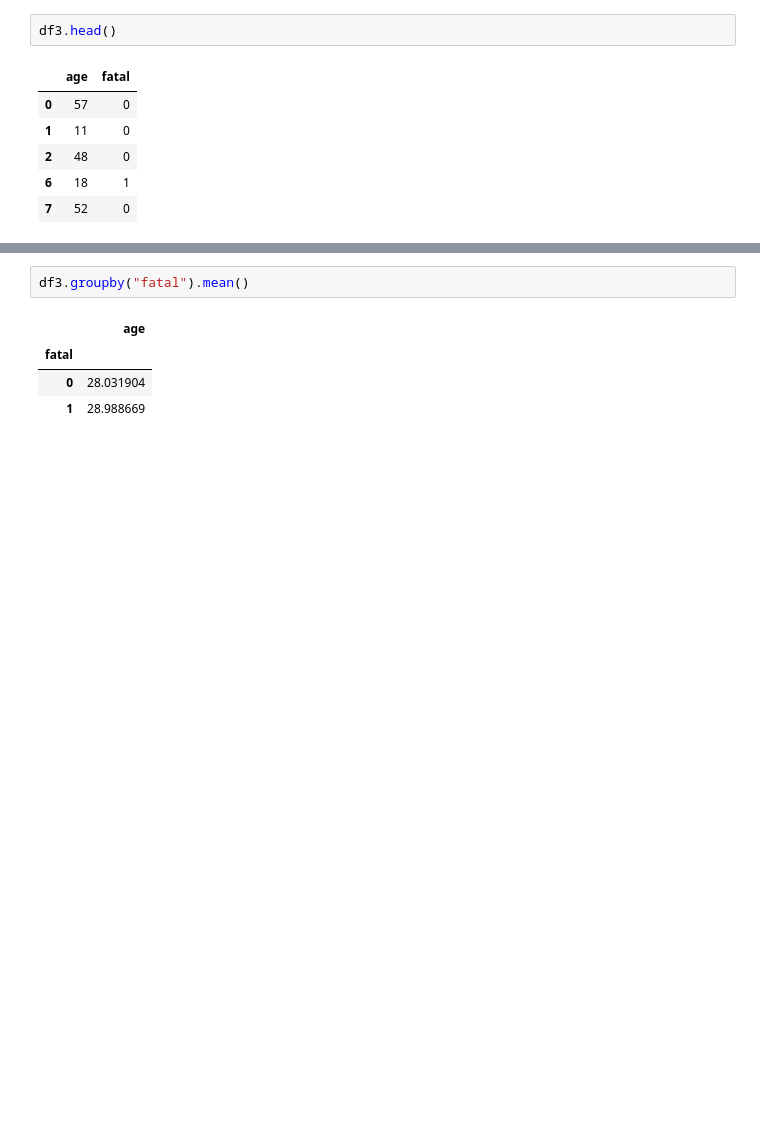
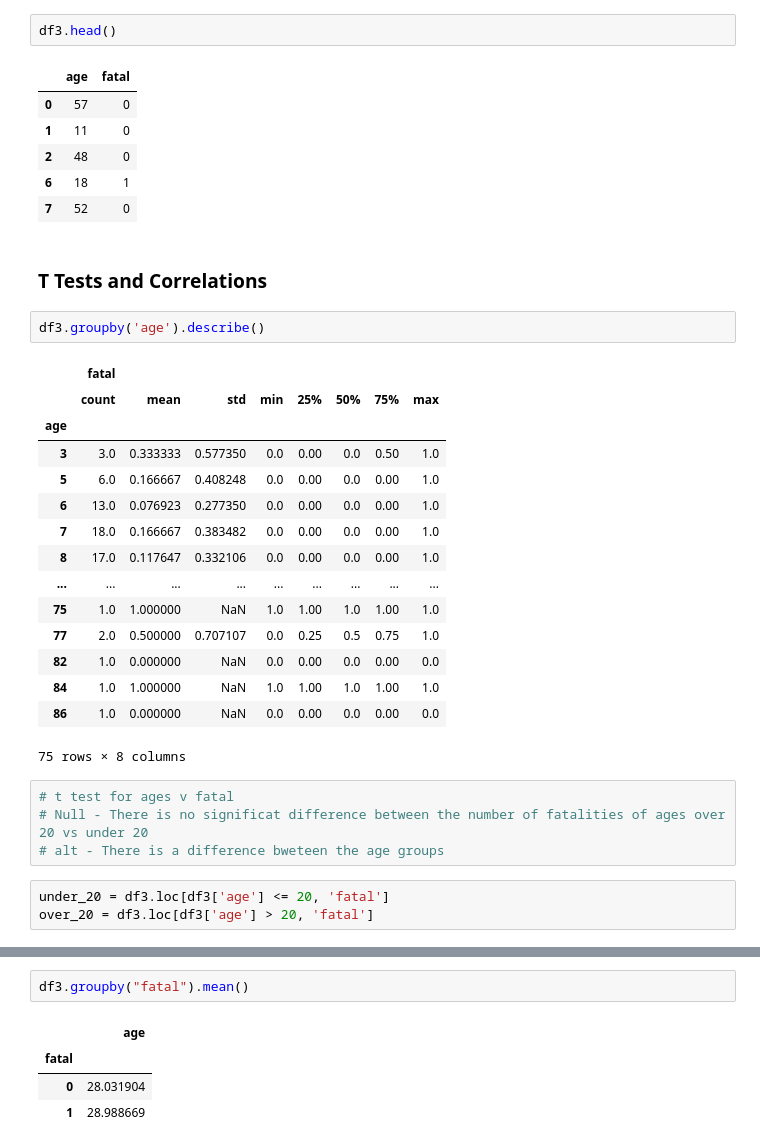
Before and after one commit to HagenGrant/project-1-group-05, a Jupyter notebook: Shark Attacks-checkpoint.ipynb, the cells around one changed output, grey strips where cells are left out. Saved outputs shown, nothing was run; the diff lists cells and outputs as text; blank space fills up the shorter version.

Commit message:
added t test

```diff
--- a/Shark Attacks-checkpoint.ipynb
+++ b/Shark Attacks-checkpoint.ipynb
@@ -1045,3 +1042,30 @@ df3.head()
 | 2 | 48 | 0 |
 | 6 | 18 | 1 |
 | 7 | 52 | 0 |
+# %% [markdown]
+### T Tests and Correlations
+# %%
+df3.groupby('age').describe()
+# %% [output]
+|  | fatal |  |  |  |  |  |  |  |
+|  | count | mean | std | min | 25% | 50% | 75% | max |
+| age |  |  |  |  |  |  |  |  |
+| 3 | 3.0 | 0.333333 | 0.577350 | 0.0 | 0.00 | 0.0 | 0.50 | 1.0 |
+| 5 | 6.0 | 0.166667 | 0.408248 | 0.0 | 0.00 | 0.0 | 0.00 | 1.0 |
+| 6 | 13.0 | 0.076923 | 0.277350 | 0.0 | 0.00 | 0.0 | 0.00 | 1.0 |
+| 7 | 18.0 | 0.166667 | 0.383482 | 0.0 | 0.00 | 0.0 | 0.00 | 1.0 |
+| 8 | 17.0 | 0.117647 | 0.332106 | 0.0 | 0.00 | 0.0 | 0.00 | 1.0 |
+| ... | ... | ... | ... | ... | ... | ... | ... | ... |
+| 75 | 1.0 | 1.000000 | NaN | 1.0 | 1.00 | 1.0 | 1.00 | 1.0 |
+| 77 | 2.0 | 0.500000 | 0.707107 | 0.0 | 0.25 | 0.5 | 0.75 | 1.0 |
+| 82 | 1.0 | 0.000000 | NaN | 0.0 | 0.00 | 0.0 | 0.00 | 0.0 |
+| 84 | 1.0 | 1.000000 | NaN | 1.0 | 1.00 | 1.0 | 1.00 | 1.0 |
+| 86 | 1.0 | 0.000000 | NaN | 0.0 | 0.00 | 0.0 | 0.00 | 0.0 |
+75 rows × 8 columns
+# %%
+# t test for ages v fatal
+# Null - There is no significat difference between the number of fatalities of ages over 20 vs under 20
+# alt - There is a difference bweteen the age groups
+# %%
+under_20 = df3.loc[df3['age'] <= 20, 'fatal']
+over_20 = df3.loc[df3['age'] > 20, 'fatal']
```
Also changed, not shown: parts of 14 cells of this notebook.
